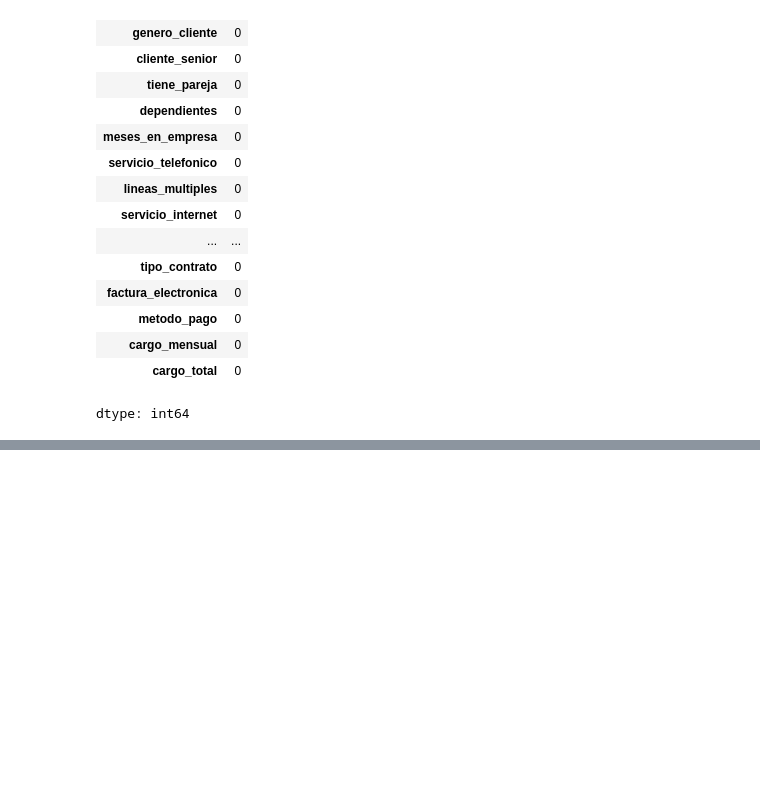
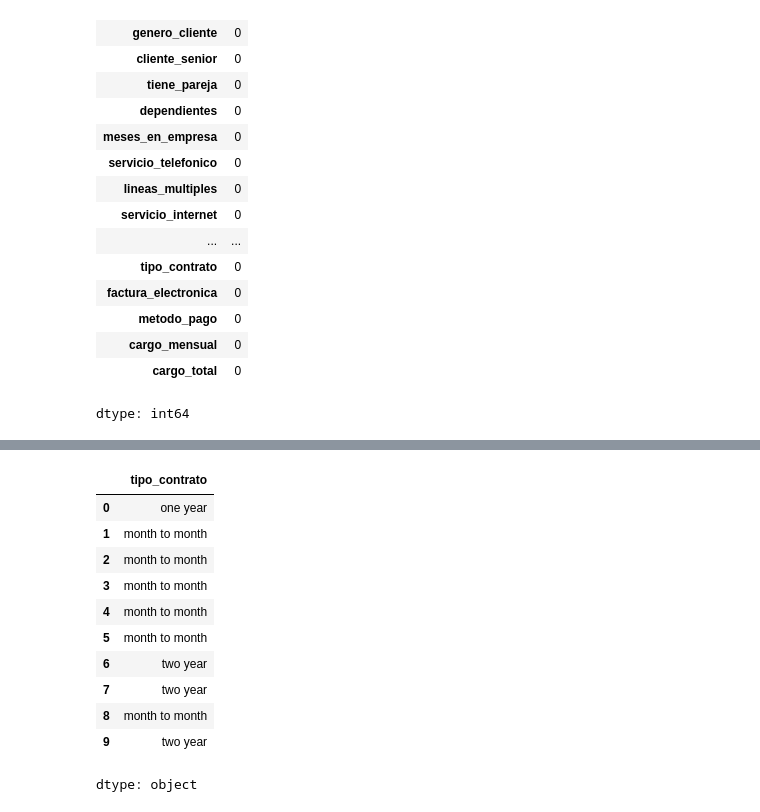
Before and after one commit to Nataliahfk/Telecom-X_-segundo-challenge, a Jupyter notebook: Telecom_X_Clallenge_Latam.ipynb, the cells around one changed output, grey strips where cells are left out. Saved outputs shown, nothing was run; the diff lists cells and outputs as text; code cells hidden in the pictures; blank space fills up the shorter version.

```diff
--- a/Telecom_X_Clallenge_Latam.ipynb
+++ b/Telecom_X_Clallenge_Latam.ipynb
@@ -293,0 +299,18 @@ dtype: int64
+# %%
+#limpieza de la columna tipo_contrato
+df_normalizado['tipo_contrato'] = df_normalizado['tipo_contrato'].str.lower()
+df_normalizado['tipo_contrato'] = df_normalizado['tipo_contrato'].apply(lambda x: x.replace('-',' ').strip())
+df_normalizado['tipo_contrato'].head(10)
+# %% [output]
+|  | tipo_contrato |
+| 0 | one year |
+| 1 | month to month |
+| 2 | month to month |
+| 3 | month to month |
+| 4 | month to month |
+| 5 | month to month |
+| 6 | two year |
+| 7 | two year |
+| 8 | month to month |
+| 9 | two year |
+dtype: object
```
Also changed, not shown: parts of 4 cells of this notebook.
